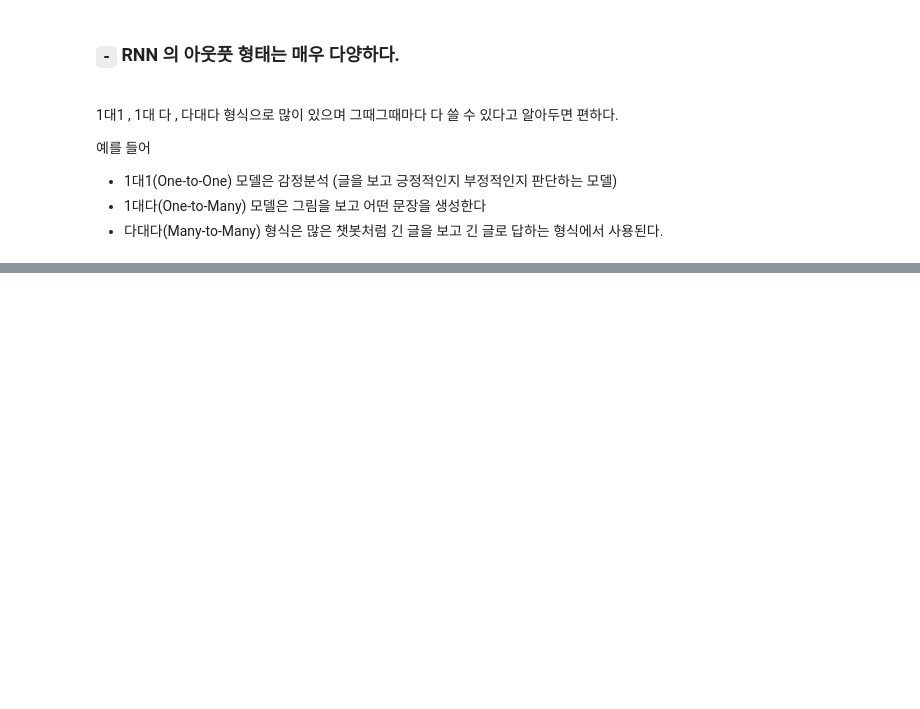
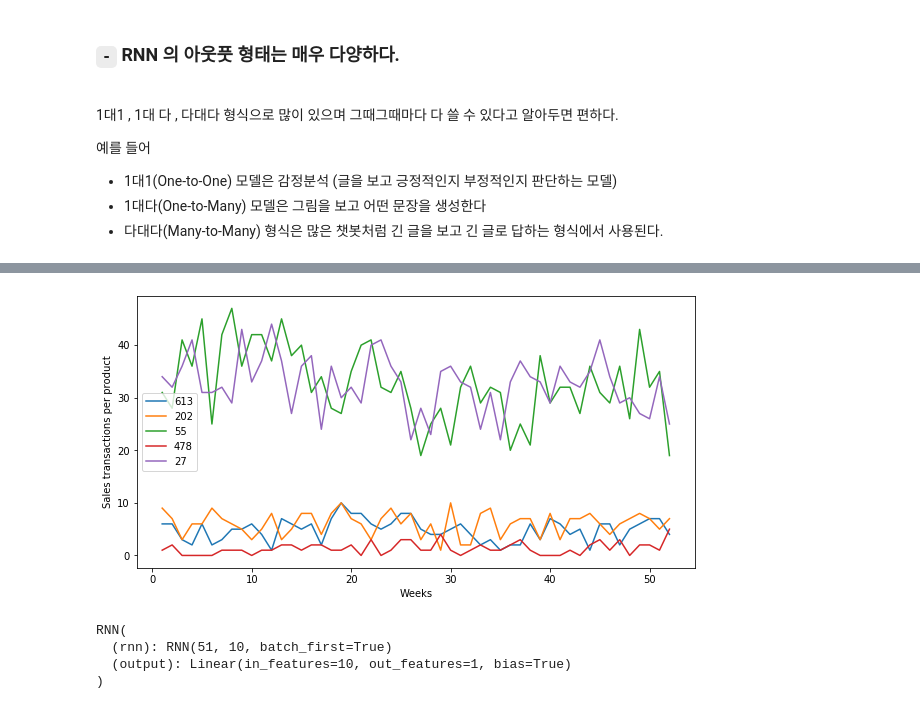
Before and after one commit to Pogjunan/DeeplearningwithPytorch, a Jupyter notebook: [11] RNN.ipynb, the cells around one changed output, grey strips where cells are left out. Drawn from its saved outputs; the diff is of its cells as text; code cells hidden in the pictures; blank space fills up the shorter version.

```diff
--- a/[11] RNN.ipynb
+++ b/[11] RNN.ipynb
@@ -81,0 +203,4 @@ LSTM 을 보면 C 는 지속적으로 진행되는 `long-term line` 으로 누
+# %%
+data = pd.read_csv("Sales_Transactions_Dataset_Weekly.csv")
+data = data.iloc[:,1:53]
+data.head()
@@ -81,0 +215,15 @@ LSTM 을 보면 C 는 지속적으로 진행되는 `long-term line` 으로 누
+# %%
+plot_data = data.sample(5, random_state=0)
+x = range(1,53)
+
+plt.figure(figsize=(10,5))
+
+for i,row in plot_data.iterrows():
+    plt.plot(x,row)
+
+plt.legend(plot_data.index)
+plt.xlabel("Weeks")
+plt.ylabel("Sales transactions per product")
+plt.show()
+# %% [output]
+[figure, added]
@@ -81,0 +249,8 @@ LSTM 을 보면 C 는 지속적으로 진행되는 `long-term line` 으로 누
+# %%
+model = RNN(data_train.shape[1], 10, 1)
+model
+# %% [output]
+RNN(
+  (rnn): RNN(51, 10, batch_first=True)
+  (output): Linear(in_features=10, out_features=1, bias=True)
+)
```
Also changed, not shown: parts of 22 cells of this notebook, 1 other file.
